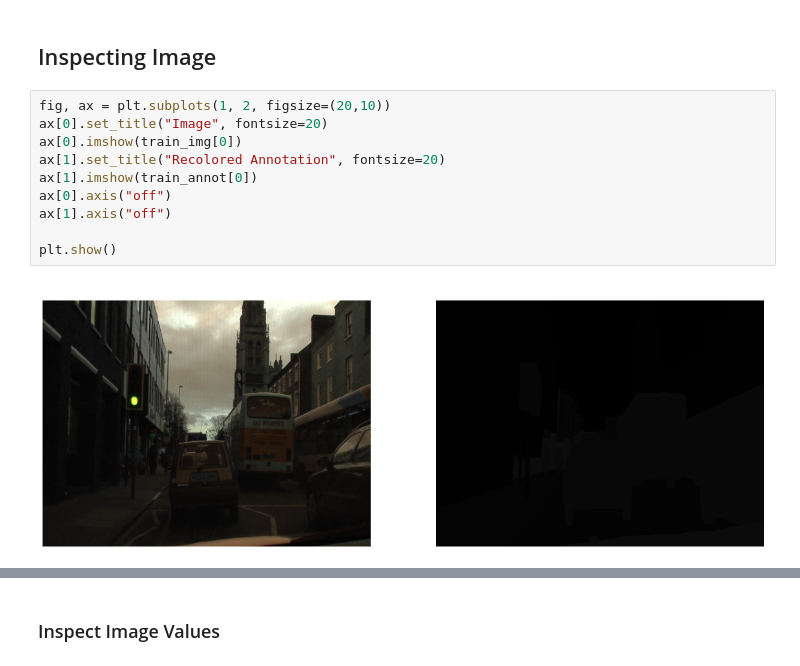
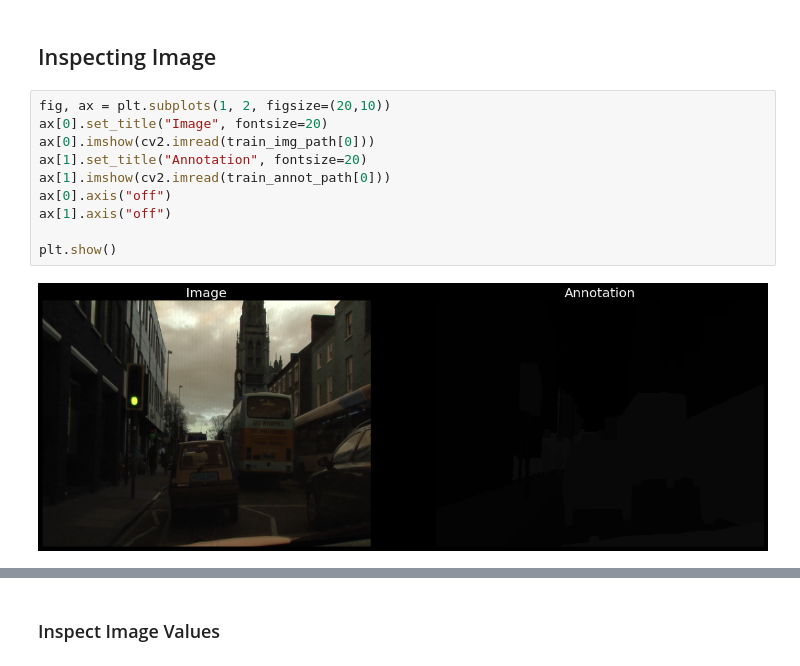
Before and after one commit to edutjie/Computer-Vision-Indonesia.AI, a Jupyter notebook: 8. Final Project/segmentation_self_driving_car.ipynb, the cells around one changed output, grey strips where cells are left out. Saved outputs shown, nothing was run; the diff lists cells and outputs as text.

```diff
--- a/8. Final Project/segmentation_self_driving_car.ipynb
+++ b/8. Final Project/segmentation_self_driving_car.ipynb
@@ -108,13 +93,13 @@ Test Annotations shape: (101, 360, 480, 3)
 # %%
 fig, ax = plt.subplots(1, 2, figsize=(20,10))
 ax[0].set_title("Image", fontsize=20)
-ax[0].imshow(train_img[0])
-ax[1].set_title("Recolored Annotation", fontsize=20)
-ax[1].imshow(train_annot[0])
+ax[0].imshow(cv2.imread(train_img_path[0]))
+ax[1].set_title("Annotation", fontsize=20)
+ax[1].imshow(cv2.imread(train_annot_path[0]))
 ax[0].axis("off")
 ax[1].axis("off")
 
 plt.show()
 # %% [output]
-[figure, old version]
+[figure, new version]
 # %%
```
Also changed, not shown: parts of 55 cells of this notebook, 1 other file.
